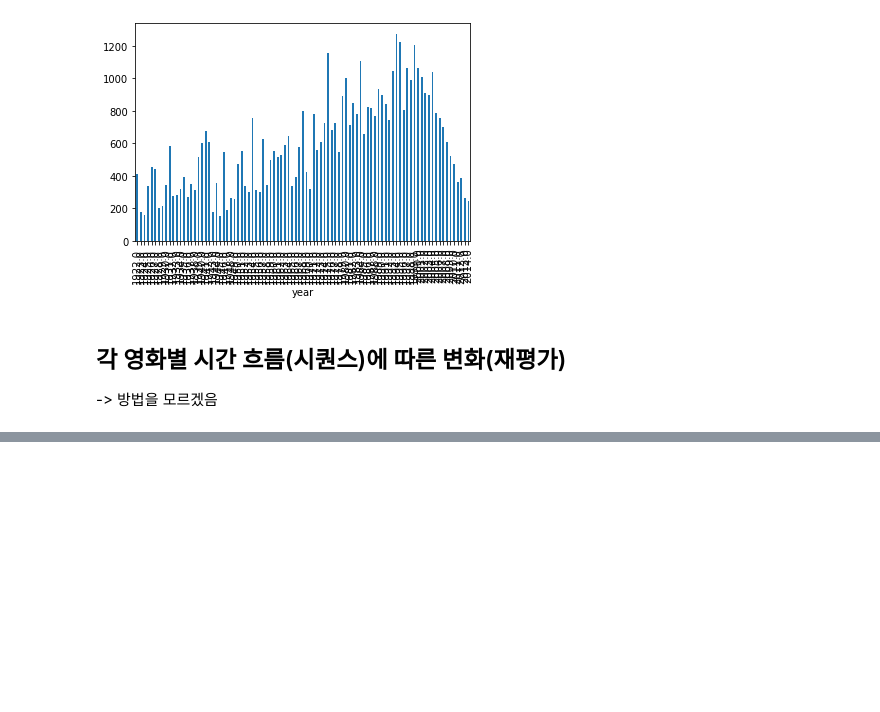
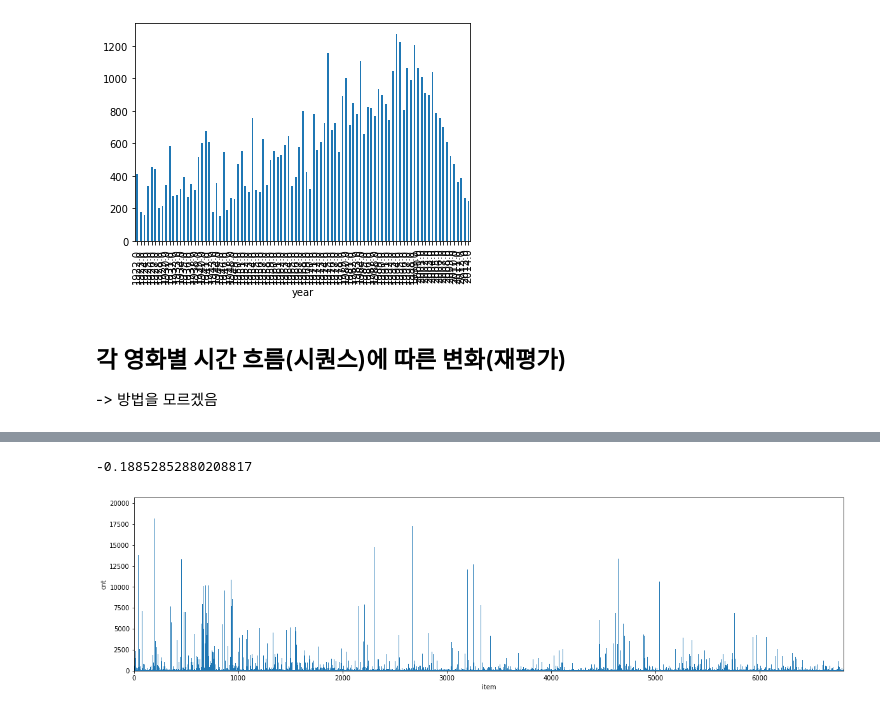
Before and after one commit to boostcampaitech4lv23recsys2/level2_movierecommendation_recsys-level2-recsys-08, a Jupyter notebook: EDA/EDA_lnh.ipynb, the cells around one changed output, grey strips where cells are left out. Cells and saved outputs as stored; diff of their text form; code cells hidden in the pictures; blank space fills up the shorter version.

```diff
--- a/EDA/EDA_lnh.ipynb
+++ b/EDA/EDA_lnh.ipynb
@@ -423,0 +538,2 @@ train_user[train_user['user'] == 11]
+# %%
+item_popularity = pd.read_csv('./item/item_interaction_cnt.csv')
@@ -423,0 +556,34 @@ train_user[train_user['user'] == 11]
+# %%
+# item 번호와 interaction 수의 상관관계 계산 -> -의 값을 가진다.
+# item 번호가 클수록 비교적 최근에 서비스등록한 영화일수도 있을 것 같다.
+col1 = item_popularity['item']
+col2 = item_popularity['item_cnt']
+
+# Compute the correlation coefficient
+correlation = col1.corr(col2)
+
+print(correlation)
+# %% [output]
+-0.18852852880208817
+# %%
+item_popularity['item'] = item_popularity['item'].map(item2idx)
+# %%
+# 0~10000번대의 아이템의 year표 -> 전체적으로 우상향이다.
+import matplotlib.pyplot as plt
+
+items = item_popularity['item'].values
+cnt = item_popularity['item_cnt'].values
+
+plt.figure(figsize=(20, 5))
+plt.xlim(0,6807)
+# plt.ylim(1920, 2020)
+
+plt.bar(items, cnt, width=1)
+
+
+plt.xlabel('item')
+plt.ylabel('cnt')
+
+plt.show()
+# %% [output]
+[figure, added]
```
Also changed, not shown: parts of 22 cells of this notebook.
